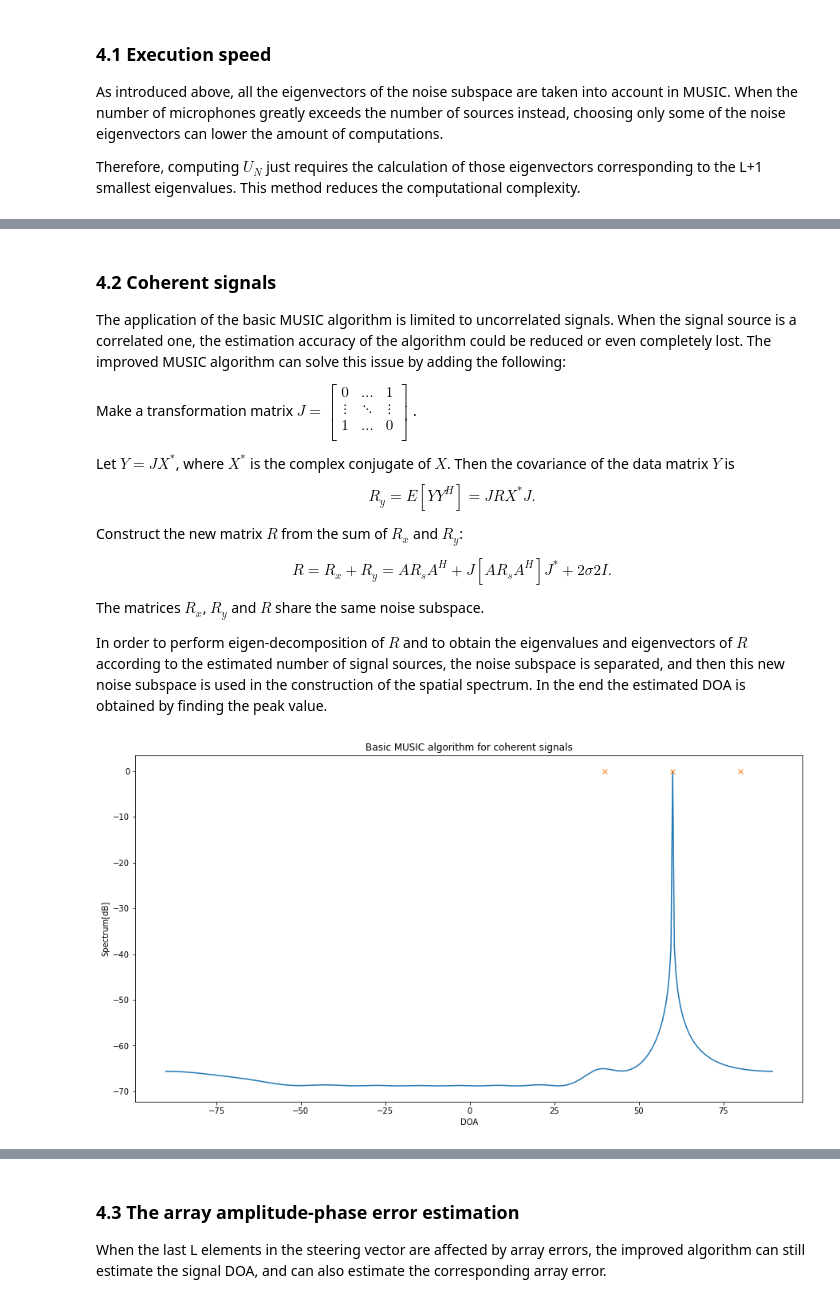
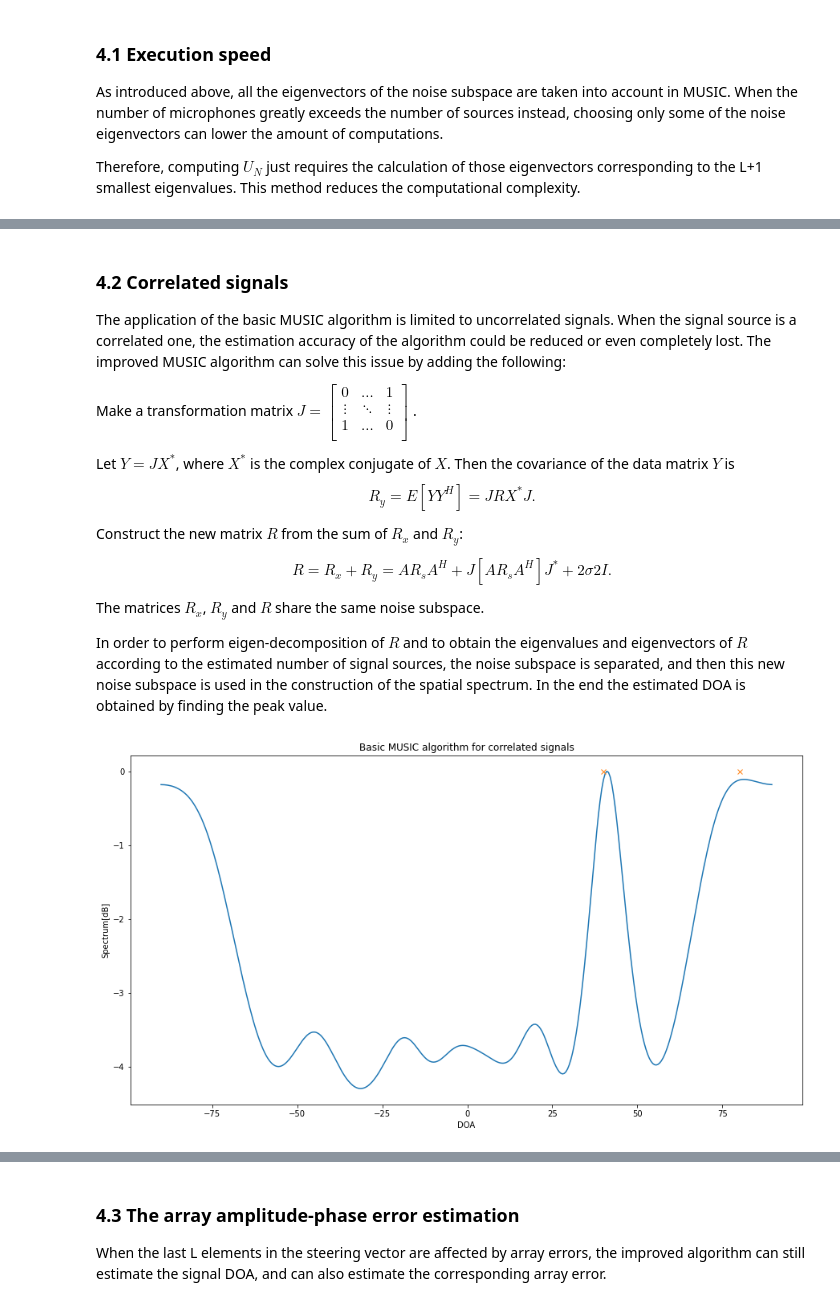
Before and after one commit to rayandaod/MUSIC_for_DOA, a Jupyter notebook: notebooks/assignment_1_generated_data.ipynb, the cells around one changed output, grey strips where cells are left out. Saved outputs shown, nothing was run; the diff lists cells and outputs as text; code cells hidden in the pictures.

```diff
--- a/notebooks/assignment_1_generated_data.ipynb
+++ b/notebooks/assignment_1_generated_data.ipynb
@@ -56,3 +56,12 @@ var = 0.10                               # variance of noise
+# %%
+# The way it was defined in the paper example:
+# wavelen = 150
+# d = wavelen / 2
+
+# Our way:
+center_freq = max(w)                              # center frequency of signal
+wavelen = 2*np.pi*SPEED_OF_SOUND/center_freq      # wavelength (in nm)
+d = wavelen / 2                                   # maximum distance between mics
 # %% [markdown]
 #### Generate data
 The following steps show how we generate the data from the previous parameters to create signals that respect the structure of the system and the assumptions made:
@@ -363,5 +382,5 @@ print(improvedtime.microseconds)
 # %% [markdown]
-### 4.2 Coherent signals
+### 4.2 Correlated signals
 The application of the basic MUSIC algorithm is limited to uncorrelated signals. When the signal source is a correlated one, the estimation accuracy of the algorithm could be reduced or even completely lost. The improved MUSIC algorithm can solve this issue by adding the following:
 
 Make a transformation matrix
@@ -385,20 +404,28 @@ The matrices $R_x$, $R_y$ and $R$ share the same noise subspace.
 
 In order to perform eigen-decomposition of $R$ and to obtain the eigenvalues and eigenvectors of $R$ according to the estimated number of signal sources, the noise subspace is separated, and then this new noise subspace is used in the construction of the spatial spectrum. In the end the estimated DOA is obtained by finding the peak value.
 # %%
-a=np.array([40, 60, 80])
-f=np.array([1/3, 1/4, 1/3]) * np.pi
-X = generate_data(M,N,d,wavelen,a,f,var)
+angles=np.array([40, 80])
+freqs=np.array([1/3, 1/3]) * np.pi
+thetas = np.array(angles) / 180 * np.pi
+N = 200
+M = 10
+center_freq = max(freqs)
+wavelen = 2*np.pi*SPEED_OF_SOUND/center_freq
+d = wavelen / 2
+var = 0.01
+
+X = generate_data(M,N,d,wavelen,angles,freqs,var)
 # %%
 plt.figure(figsize=(15,8))
-Pmusic, peak_search_range= basic_musicDOA(X,M,d,wavelen, thetas)
+Pmusic, peak_search_range= basic_musicDOA(X,M,d,wavelen,thetas)
 plt.plot(peak_search_range, Pmusic)
-plt.plot(a,np.zeros(a.size),"x")
-plt.title("Basic MUSIC algorithm for coherent signals")
+plt.plot(angles,np.zeros(angles.size),"x")
+plt.title("Basic MUSIC algorithm for correlated signals")
 plt.xlabel("DOA")
 plt.ylabel("Spectrum[dB]")
 plt.show()
 # %% [output]
-[figure, old version]
+[figure, new version]
 # %%
 plt.figure(figsize=(15,8))
 Pmusic, peak_search_range= improved_musicDOA(X,M,d,wavelen,thetas,corr="true",L=7)
```
Also changed, not shown: parts of 13 cells of this notebook, 1 other file.
